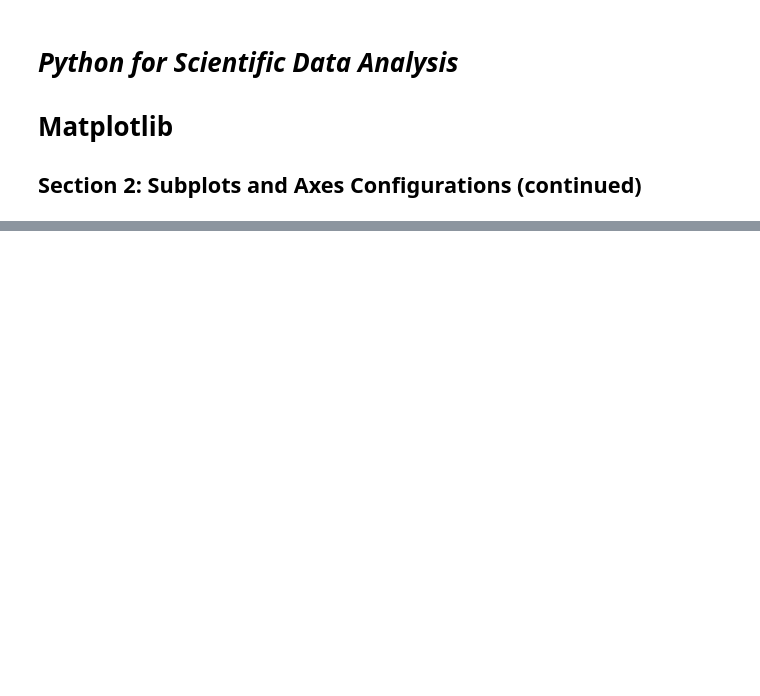
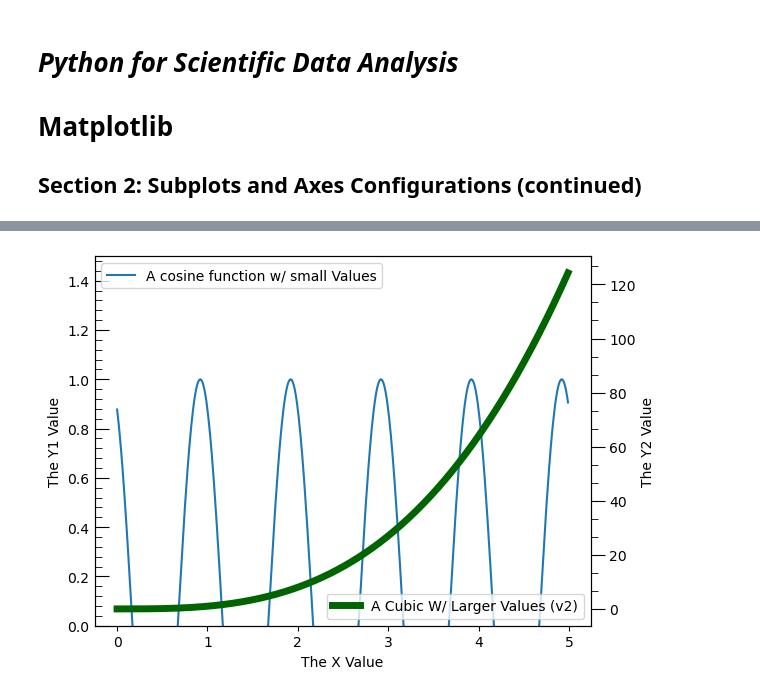
Before and after one commit to thaynecurrie/phys7903_fall2024, a Jupyter notebook: ScientificPythonNotes/Matplotlib/Python_matplotlib_part2c.ipynb, the cells around one changed output, grey strips where cells are left out. Drawn from its saved outputs; the diff is of its cells as text; code cells hidden in the pictures; blank space fills up the shorter version.

```diff
--- a/ScientificPythonNotes/Matplotlib/Python_matplotlib_part2c.ipynb
+++ b/ScientificPythonNotes/Matplotlib/Python_matplotlib_part2c.ipynb
@@ -589,0 +131,51 @@ Text(0.3, 7e-06, '51 Eri b')
+# %%
+#twin x
+
+fig,ax=plt.subplots()
+
+x=np.arange(0,5,0.01)
+
+#plotting a simple cosine function
+
+y=np.cos(2*np.pi*x+0.5)
+
+
+#plotting a cubic
+y2=x**3
+
+
+asecond_axisx=ax.twinx()
+
+#the cosine function
+
+#stuff with main plot
+ax.plot(x,y,label='A cosine function w/ small Values',color='tab:blue')
+ax.set_xlabel(r'The X Value')
+ax.set_ylabel(r'The Y1 Value')
+ax.tick_params(which='both',axis='y',direction='in')
+ax.tick_params(which='major',axis='y',length=10)
+ax.tick_params(which='minor',axis='y',length=5)
+ax.yaxis.set_minor_locator(AutoMinorLocator(5))
+#ax.plot(x,y2,label='A Cubic W/ Larger Values (v1)',color='tab:orange')
+ax.set_ylim(0,1.5*np.max(y))
+ax.legend(loc='upper left')
+
+#stuff with twin axis
+asecond_axisx.plot(x,y2,label='A Cubic W/ Larger Values (v2)',color='darkgreen',linewidth=5)
+asecond_axisx.set_xlabel(r'The X2 Value')
+asecond_axisx.set_ylabel(r'The Y2 Value')
+asecond_axisx.tick_params(which='both',axis='y',direction='out')
+asecond_axisx.tick_params(which='major',axis='y',length=10)
+asecond_axisx.tick_params(which='minor',axis='y',length=5)
+asecond_axisx.yaxis.set_minor_locator(AutoMinorLocator(3))
+
+asecond_axisx.tick_params(labeltop=True,labelbottom=False,labelright=True,labelleft=False)
+
+
+asecond_axisx.legend(loc='lower right')
+
+
+
+plt.show()
+# %% [output]
+[figure, added]
```
Also changed, not shown: parts of 38 cells of this notebook, 6 other files.
